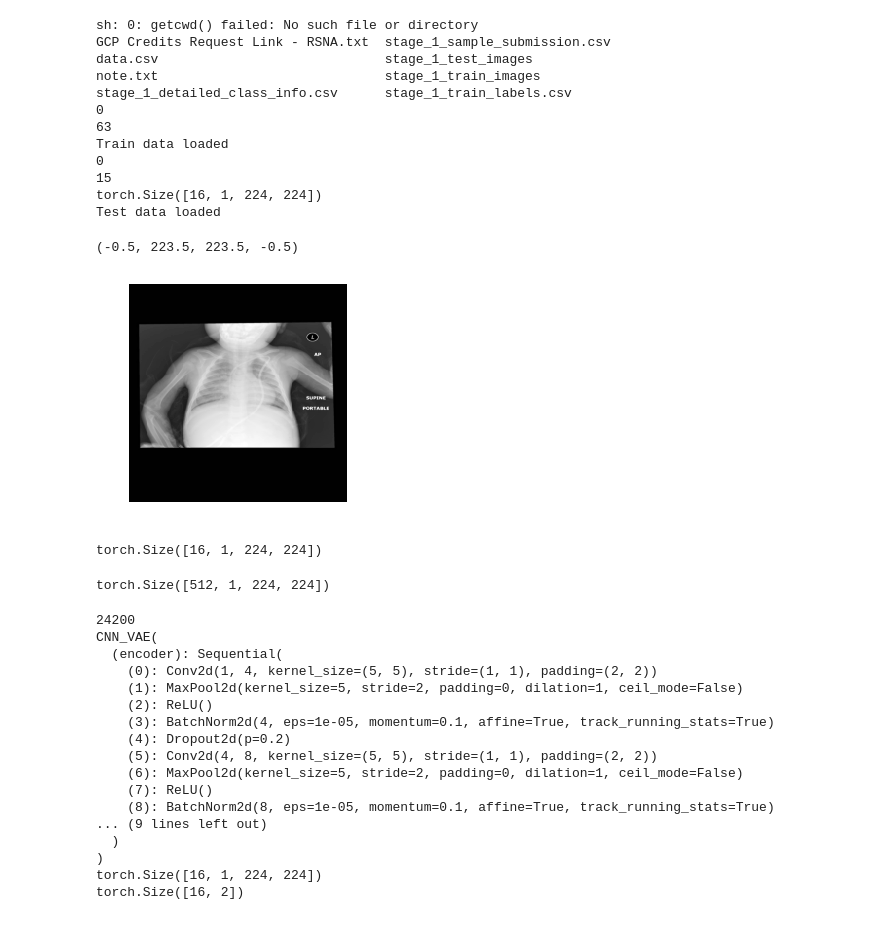
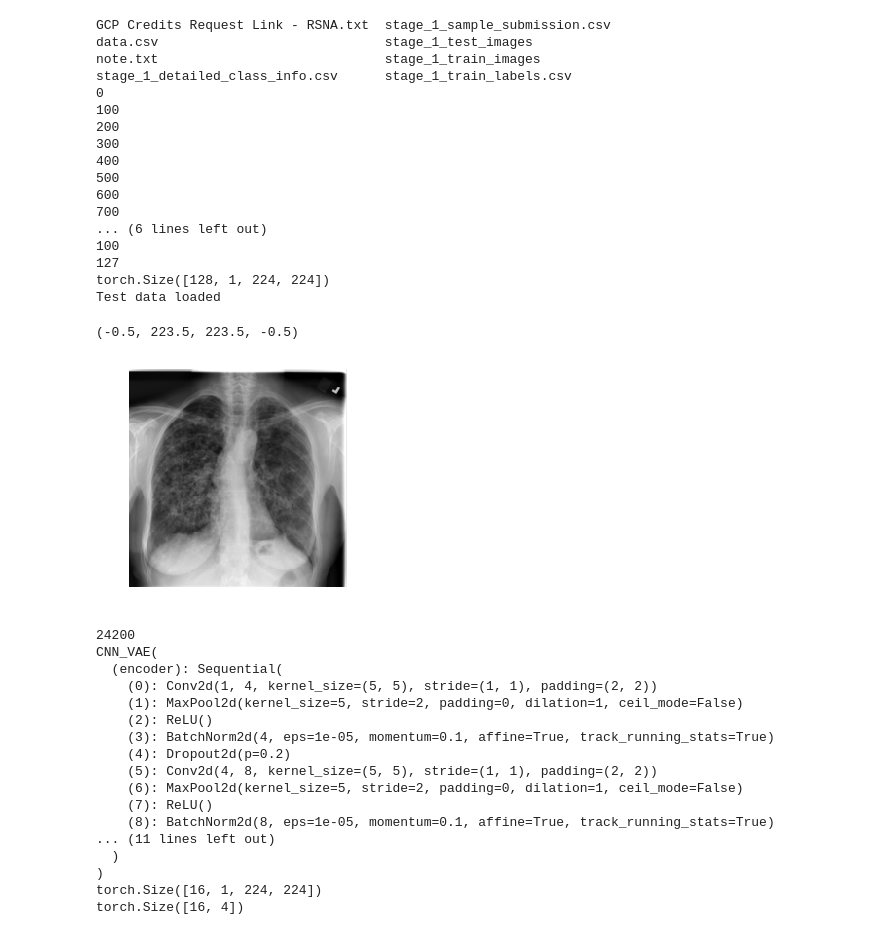
Before and after one commit to Soren941/Pneumonia_in_thorax_xray, a Jupyter notebook: Main.ipynb, the cells around one changed output. Saved outputs shown, nothing was run; the diff lists cells and outputs as text; code cells hidden in the pictures.

Commit message:
Updated plotting

```diff
--- a/Main.ipynb
+++ b/Main.ipynb
@@ -53,8 +64,8 @@ df = pd.read_csv('data/stage_1_train_labels.csv')
 
 #
 batch_size = 16
-No_train_samples = 64
-No_test_samples = 16
+No_train_samples = 1024
+No_test_samples = 128
 No = 4
 patientId = df['patientId'][No]
 dcm_file = 'data/stage_1_train_images/%s.dcm' % patientId
@@ -101,48 +112,45 @@ for i in range(0,No_test_samples):
     dcm_data = pydicom.read_file(dcm_file) # Load the image
     Image.append(resize(dcm_data.pixel_array, output_shape=img_dimension, mode='reflect', anti_aliasing=True)) # resize image
     if not i % 100:
         print(i)
 print(i)
 
 # Convert to Tensor
 Target = torch.Tensor(Target)
 Image = torch.Tensor(Image)
 Image = Image.unsqueeze(1)
 print(Image.shape)
 
 # Construct DataLoader
 loader = TensorDataset(Image, Target)
 test_loader = DataLoader(loader, batch_size=batch_size, shuffle = True)
 print('Test data loaded')
 
 # Show an example image
 im = Image[0]
 im = im.squeeze(0)
 pylab.imshow(im, cmap=pylab.cm.gist_gray)
 pylab.axis('off')
 # %% [output]
-sh: 0: getcwd() failed: No such file or directory
 GCP Credits Request Link - RSNA.txt  stage_1_sample_submission.csv
 data.csv                             stage_1_test_images
 note.txt                             stage_1_train_images
 stage_1_detailed_class_info.csv      stage_1_train_labels.csv
 0
-63
-Train data loaded
-0
-15
-torch.Size([16, 1, 224, 224])
+100
+200
+300
+400
+500
+600
+700
+... (6 lines left out)
+100
+127
+torch.Size([128, 1, 224, 224])
 Test data loaded
 (-0.5, 223.5, 223.5, -0.5)
-[figure, old version]
+[figure, new version]
-# %%
-print(Image.shape)
-# %% [output]
-torch.Size([16, 1, 224, 224])
-# %%
-Image.shape
-# %% [output]
-torch.Size([512, 1, 224, 224])
 # %%
 # define size variables
 height = IMG_SIZE
@@ -232,8 +240,10 @@ class CNN_VAE(nn.Module):
         # The latent code must be decoded into the original image
         self.decoder = nn.Sequential(
             nn.Linear(in_features=self.latent_features, out_features=128),
+            BatchNorm1d(16),
             nn.ELU(),
             nn.Linear(in_features=128, out_features=256),
+            BatchNorm1d(16),
             nn.ELU(),
             nn.Linear(in_features=256, out_features=num_features)
         )
@@ -288,7 +298,7 @@ class CNN_VAE(nn.Module):
         return outputs
 
 
-latent_features = 2
+latent_features = 4
 num_samples = batch_size  # number of samples in batch
 
 net = CNN_VAE(latent_features, num_samples)
@@ -319,11 +329,11 @@ CNN_VAE(
     (6): MaxPool2d(kernel_size=5, stride=2, padding=0, dilation=1, ceil_mode=False)
     (7): ReLU()
     (8): BatchNorm2d(8, eps=1e-05, momentum=0.1, affine=True, track_running_stats=True)
-... (9 lines left out)
+... (11 lines left out)
   )
 )
 torch.Size([16, 1, 224, 224])
-torch.Size([16, 2])
+torch.Size([16, 4])
 # %%
 from torch.nn.functional import binary_cross_entropy
 from torch import optim
```
Also changed, not shown: parts of 5 cells of this notebook.
